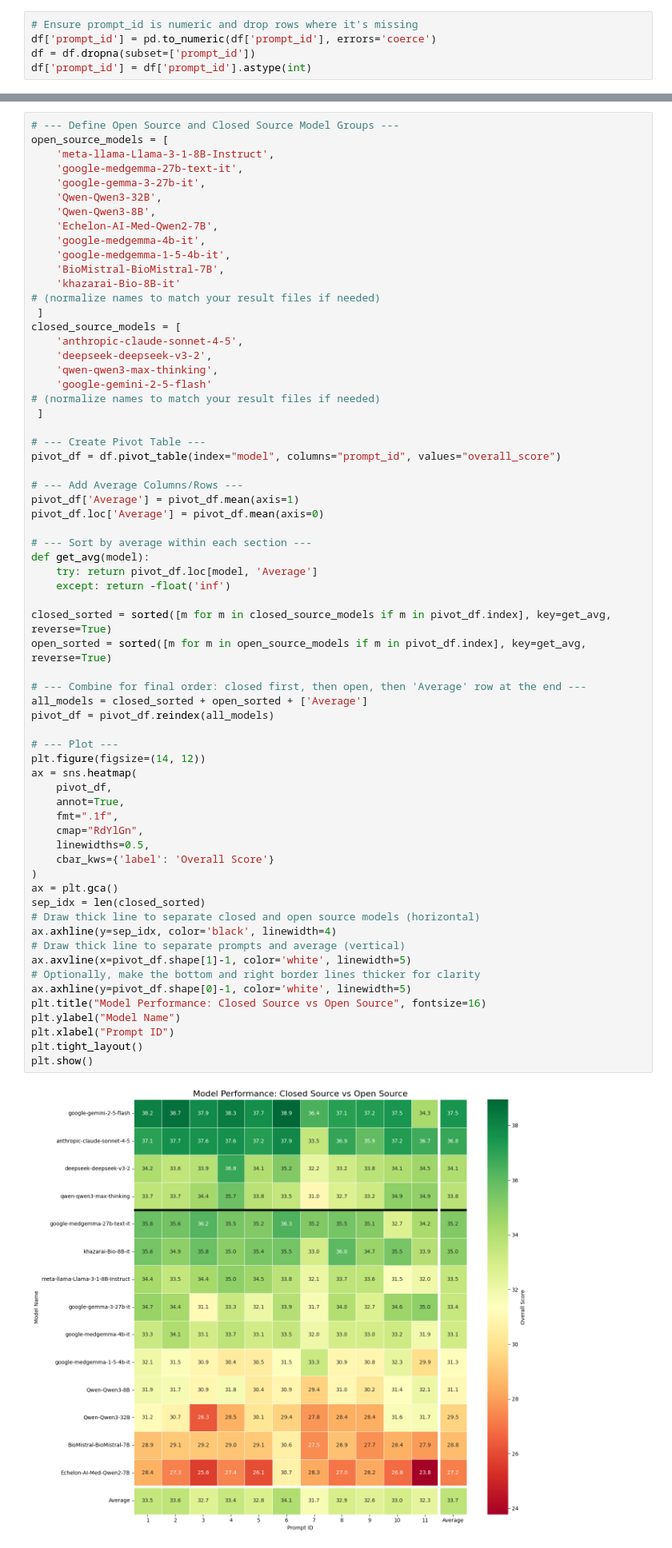
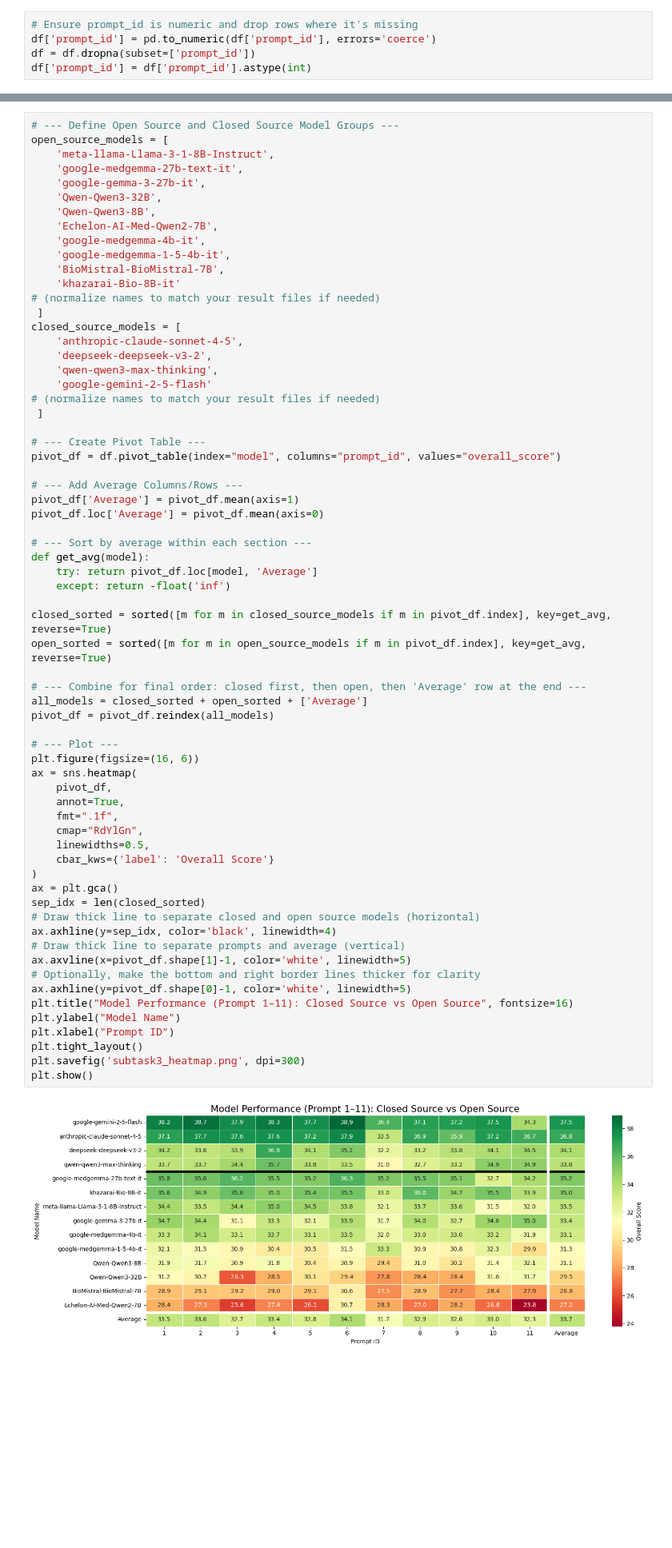
Before and after one commit to bioinformatics-ua/ArchEHR-QA-2026, a Jupyter notebook: Subtask3/inference/model_prompt_heatmap.ipynb, the cells around one changed output, grey strips where cells are left out. Shown at 80% size. Drawn from its saved outputs; the diff is of its cells as text; blank space fills up the shorter version.

```diff
--- a/Subtask3/inference/model_prompt_heatmap.ipynb
+++ b/Subtask3/inference/model_prompt_heatmap.ipynb
@@ -192,33 +196,34 @@ def get_avg(model):
 
 closed_sorted = sorted([m for m in closed_source_models if m in pivot_df.index], key=get_avg, reverse=True)
 open_sorted = sorted([m for m in open_source_models if m in pivot_df.index], key=get_avg, reverse=True)
 
 # --- Combine for final order: closed first, then open, then 'Average' row at the end ---
 all_models = closed_sorted + open_sorted + ['Average']
 pivot_df = pivot_df.reindex(all_models)
 
 # --- Plot ---
-plt.figure(figsize=(14, 12))
+plt.figure(figsize=(16, 6))
 ax = sns.heatmap(
     pivot_df,
     annot=True,
     fmt=".1f",
     cmap="RdYlGn",
     linewidths=0.5,
     cbar_kws={'label': 'Overall Score'}
 )
 ax = plt.gca()
 sep_idx = len(closed_sorted)
 # Draw thick line to separate closed and open source models (horizontal)
 ax.axhline(y=sep_idx, color='black', linewidth=4)
 # Draw thick line to separate prompts and average (vertical)
 ax.axvline(x=pivot_df.shape[1]-1, color='white', linewidth=5)
 # Optionally, make the bottom and right border lines thicker for clarity
 ax.axhline(y=pivot_df.shape[0]-1, color='white', linewidth=5)
-plt.title("Model Performance: Closed Source vs Open Source", fontsize=16)
+plt.title("Model Performance (Prompt 1–11): Closed Source vs Open Source", fontsize=16)
 plt.ylabel("Model Name")
 plt.xlabel("Prompt ID")
 plt.tight_layout()
+plt.savefig('subtask3_heatmap.png', dpi=300)
 plt.show()
 # %% [output]
-[figure, old version]
+[figure, new version]
```
Also changed, not shown: parts of 2 cells of this notebook, 7 other files.
